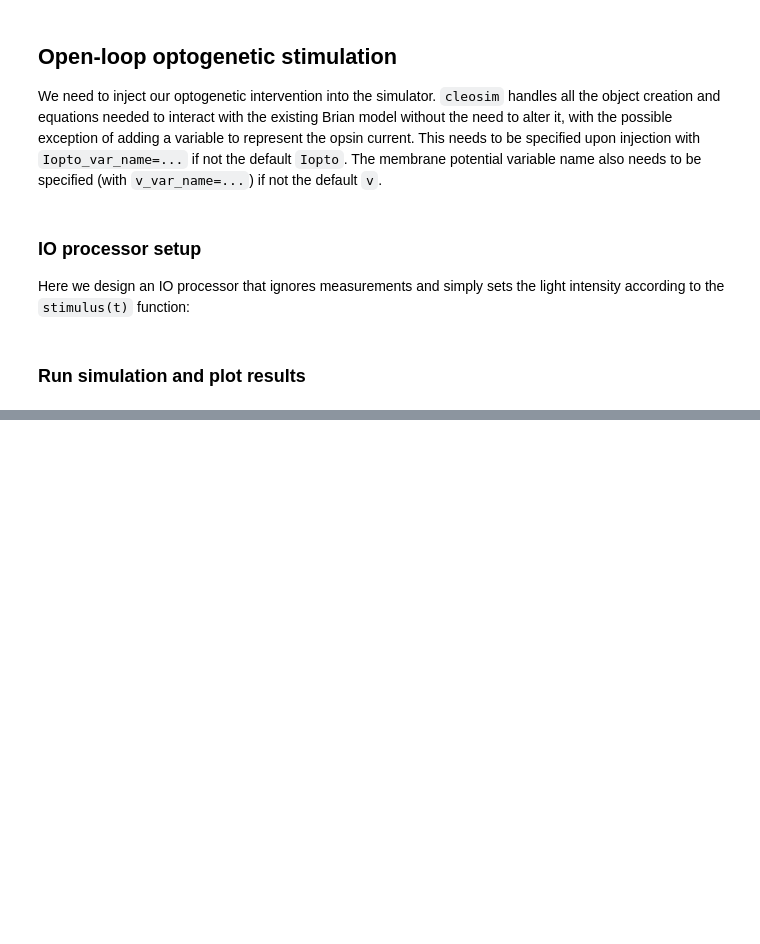
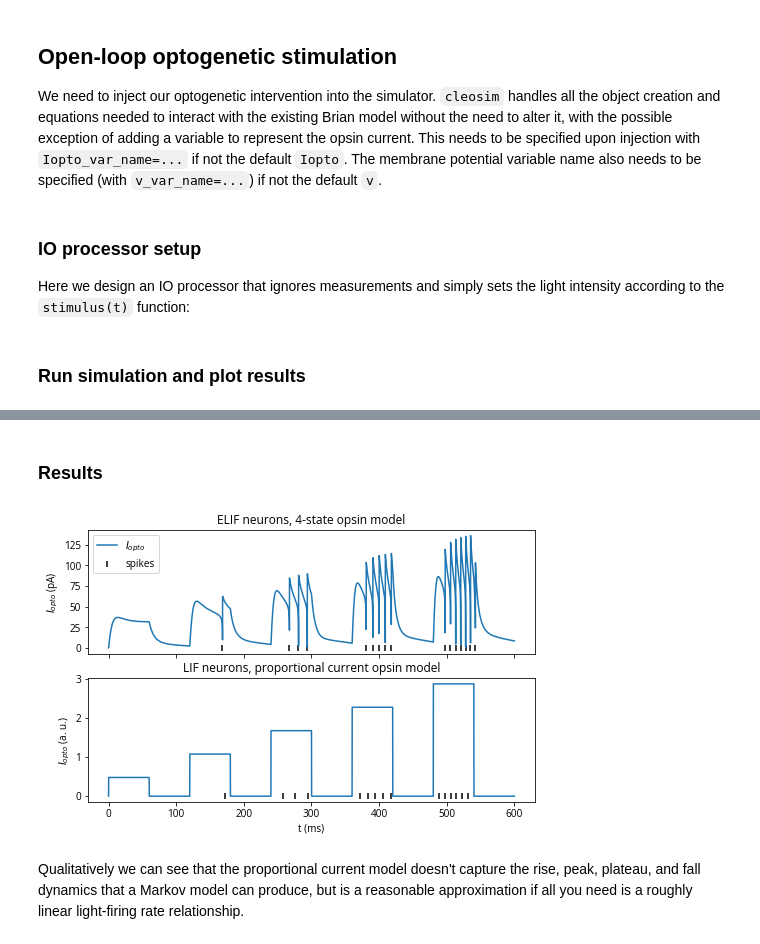
Before and after one commit to siplab-gt/cleo, a Jupyter notebook: docs/tutorials/optogenetics.ipynb, the cells around one changed output, grey strips where cells are left out. Drawn from its saved outputs; the diff is of its cells as text; code cells hidden in the pictures; blank space fills up the shorter version.

Commit message:
Add simple opto, document

```diff
--- a/docs/tutorials/optogenetics.ipynb
+++ b/docs/tutorials/optogenetics.ipynb
@@ -131,0 +179,17 @@ As a recap, in this tutorial we've seen how to:
+# %%
+lif = NeuronGroup(
+    1,
+    """dv/dt = (-v + Iopto) / (20*ms) : 1
+    Iopto : 1""",
+    threshold="v > 1",
+    reset="v=0"
+)
+assign_coords_rand_rect_prism(lif, xlim=(0, 0), ylim=(0, 0), zlim=(0, 0))
+lif_mon = StateMonitor(lif, "Iopto", record=True)
+lif_spikes = SpikeMonitor(lif)
+simple_opto = OptogeneticIntervention(
+    name="simple_opto",
+    # handpicked gain to make firing rate roughly comparable to ELIF
+    opsin_model=ProportionalCurrentModel(Iopto_per_mW_per_mm2=240),
+    light_model_params=default_blue,
+)
@@ -131,0 +218,23 @@ As a recap, in this tutorial we've seen how to:
+# %% [markdown]
+### Results
+# %%
+fig, (ax1, ax2) = plt.subplots(2, 1, figsize=(8, 5), sharex=True)
+ax1.plot(eLIF_mon.t / ms, eLIF_mon.Iopto[0] / pamp, label="$I_{opto}$")
+ax1.scatter(
+    eLIF_spikes.t / ms, np.zeros_like(eLIF_spikes.t), marker="|", c="k", label="spikes"
+)
+ax1.set(title="ELIF neurons, 4-state opsin model", ylabel="$I_{opto}$ (pA)")
+ax1.legend()
+ax2.plot(lif_mon.t / ms, lif_mon.Iopto[0], label="$I_{opto}$")
+ax2.scatter(
+    lif_spikes.t / ms, np.zeros_like(lif_spikes.t), marker="|", c="k", label="spikes"
+)
+ax2.set(
+    title="LIF neurons, proportional current opsin model",
+    ylabel="$I_{opto}$ (a. u.)",
+    xlabel="t (ms)",
+);
+# %% [output]
+[figure, added]
+# %% [markdown]
+Qualitatively we can see that the proportional current model doesn't capture the rise, peak, plateau, and fall dynamics that a Markov model can produce, but is a reasonable approximation if all you need is a roughly linear light-firing rate relationship.
```
Also changed, not shown: parts of 14 cells of this notebook, 8 other files.
